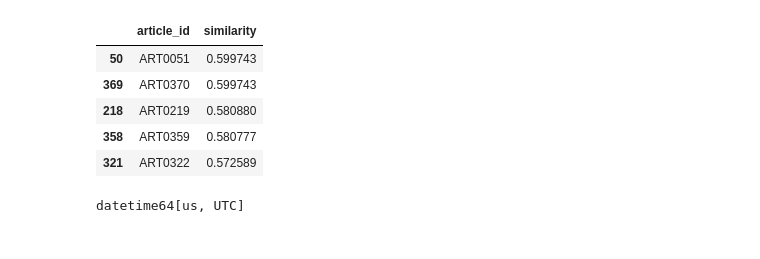
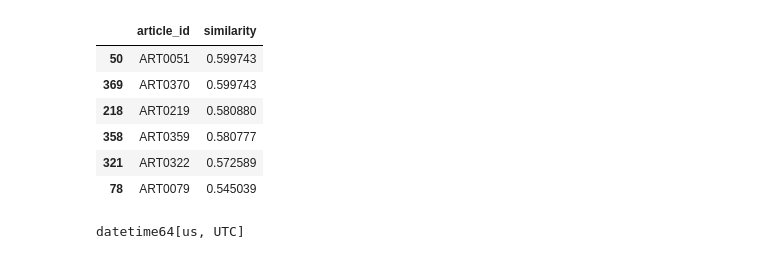
Before and after one commit to githubsamar/ai_ml_data_pipeline, a Jupyter notebook: test.ipynb, the cells around one changed output. Drawn from its saved outputs; the diff is of its cells as text; code cells hidden in the pictures.

```diff
--- a/test.ipynb
+++ b/test.ipynb
@@ -63,14 +81,15 @@ export_csv(df)
 # %%
 # similar article search:
 
-find_similar_articles("AI startup funding", df, 5)
+find_similar_articles("AI startup funding", df,6)
 # %% [output]
 |  | article_id | similarity |
 | 50 | ART0051 | 0.599743 |
 | 369 | ART0370 | 0.599743 |
 | 218 | ART0219 | 0.580880 |
 | 358 | ART0359 | 0.580777 |
 | 321 | ART0322 | 0.572589 |
+| 78 | ART0079 | 0.545039 |
 # %%
 
 print(df["published_date"].dtype)
```
Also changed, not shown: parts of 2 cells of this notebook, 14 other files.
